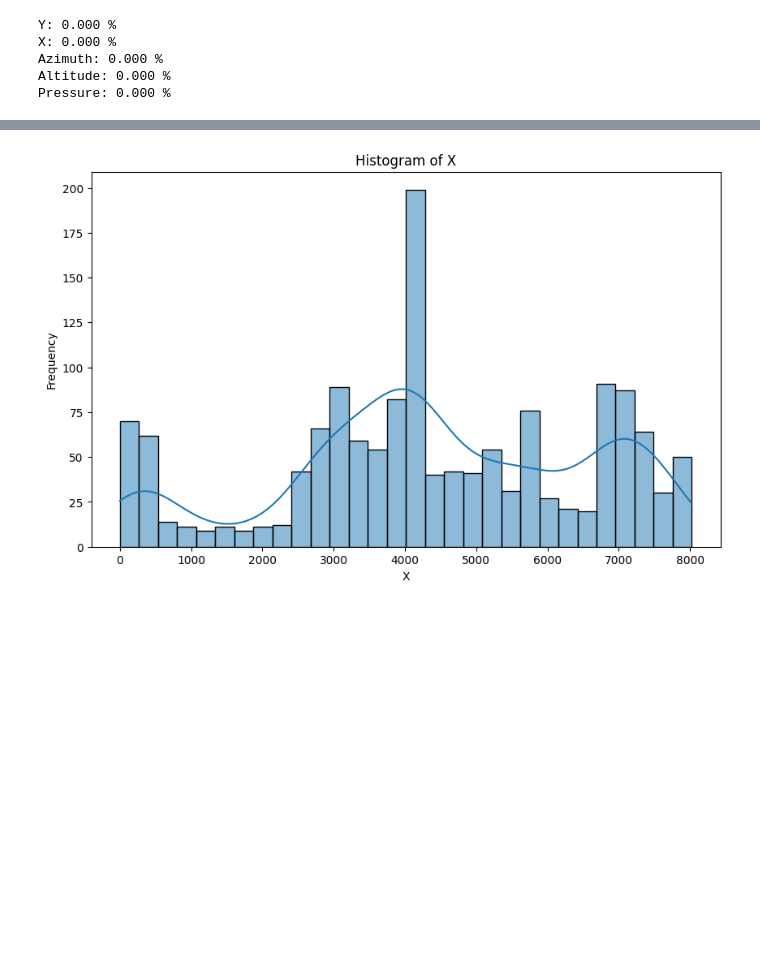
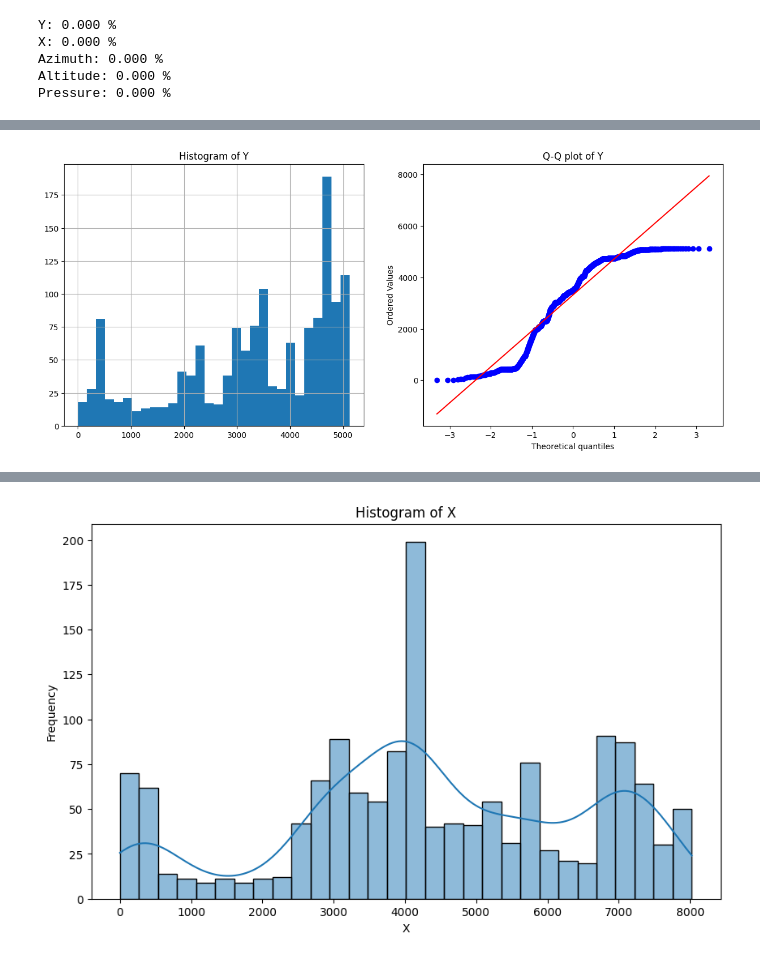
Before and after one commit to isak792/watermarking, a Jupyter notebook: notebooks/Avance1.5Equipo.ipynb, the cells around one changed output, grey strips where cells are left out. Saved outputs shown, nothing was run; the diff lists cells and outputs as text; code cells hidden in the pictures; blank space fills up the shorter version.

```diff
--- a/notebooks/Avance1.5Equipo.ipynb
+++ b/notebooks/Avance1.5Equipo.ipynb
@@ -124,0 +146,4 @@ Estadisticas
+# %%
+ph_df.diagnostic_plots("Y")
+# %% [output]
+[figure, added]
```
Also changed, not shown: parts of 12 cells of this notebook, 2 other files.
